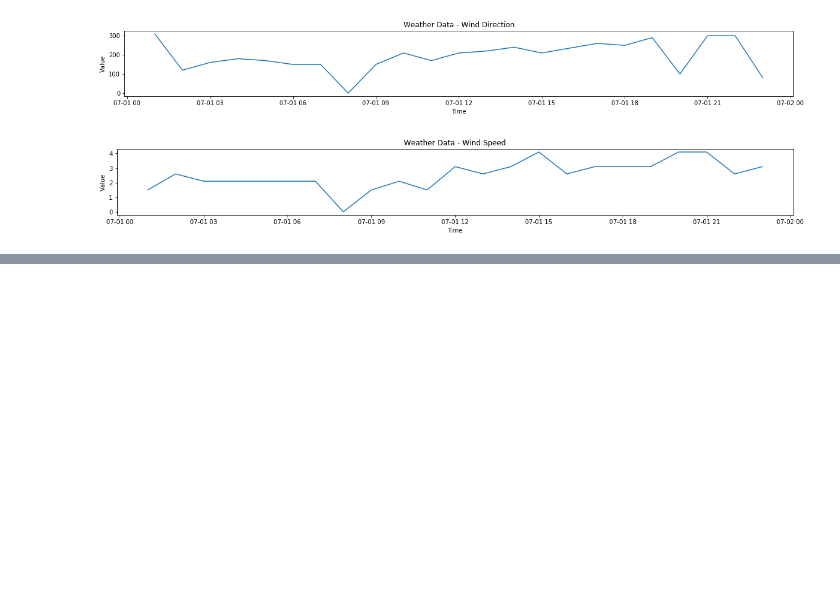
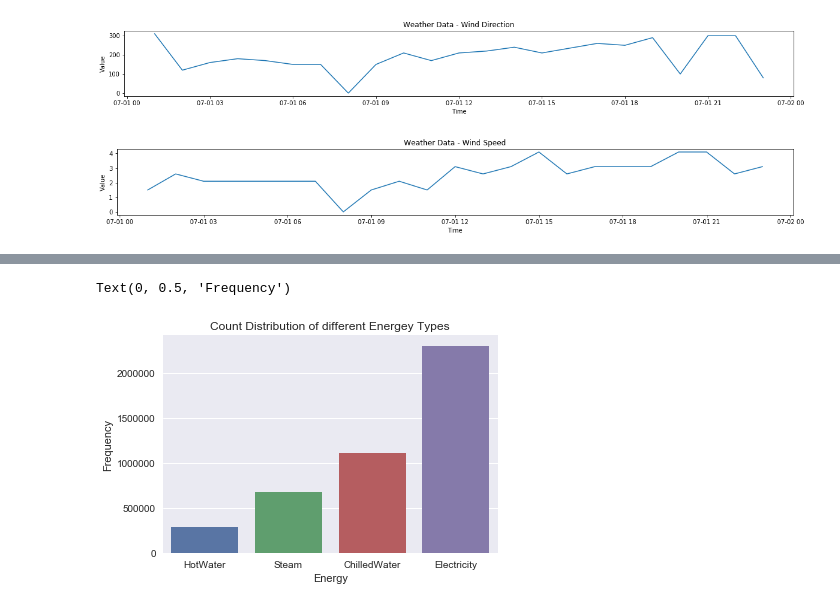
Before and after one commit to daitory/ashrae_course2, a Jupyter notebook: Group_Assignment.ipynb, the cells around one changed output, grey strips where cells are left out. Saved outputs shown, nothing was run; the diff lists cells and outputs as text; code cells hidden in the pictures; blank space fills up the shorter version.

```diff
--- a/Group_Assignment.ipynb
+++ b/Group_Assignment.ipynb
@@ -423,0 +428,11 @@ Building size: 27000 square feet
+# %%
+print(df['primary_use'].describe())
+
+# We can see that the Primary Use column, has only a single unique value (Office).
+
+# This is the result of the data cleaning phase, that resulted in extracting the results for the office buildings only.
+
+# To that end, this feature is not very useful for us, since all rows represent the Office Buildings data, and we can remove it
+# from the Data Set:
+
+df = df.drop(['primary_use'], axis=1)
@@ -423,0 +499,14 @@ Building size: 27000 square feet
+# %%
+# Count the frequency of different types of energy in the Data Set using the countplot graph:
+
+sns.set()
+sns.countplot(df['meter'],order=df['meter'].value_counts().sort_values().index)
+plt.title("Count Distribution of different Energey Types")
+plt.xlabel("Energy")
+plt.ylabel("Frequency")
+
+# Based on our countplot, we can see that Electricity has the highest frequency, followed by ChilledWater.
+# Steam has lower frequency than the two above, and HotWater has the lowest.
+# %% [output]
+Text(0, 0.5, 'Frequency')
+[figure, added]
```
Also changed, not shown: parts of 39 cells of this notebook.
